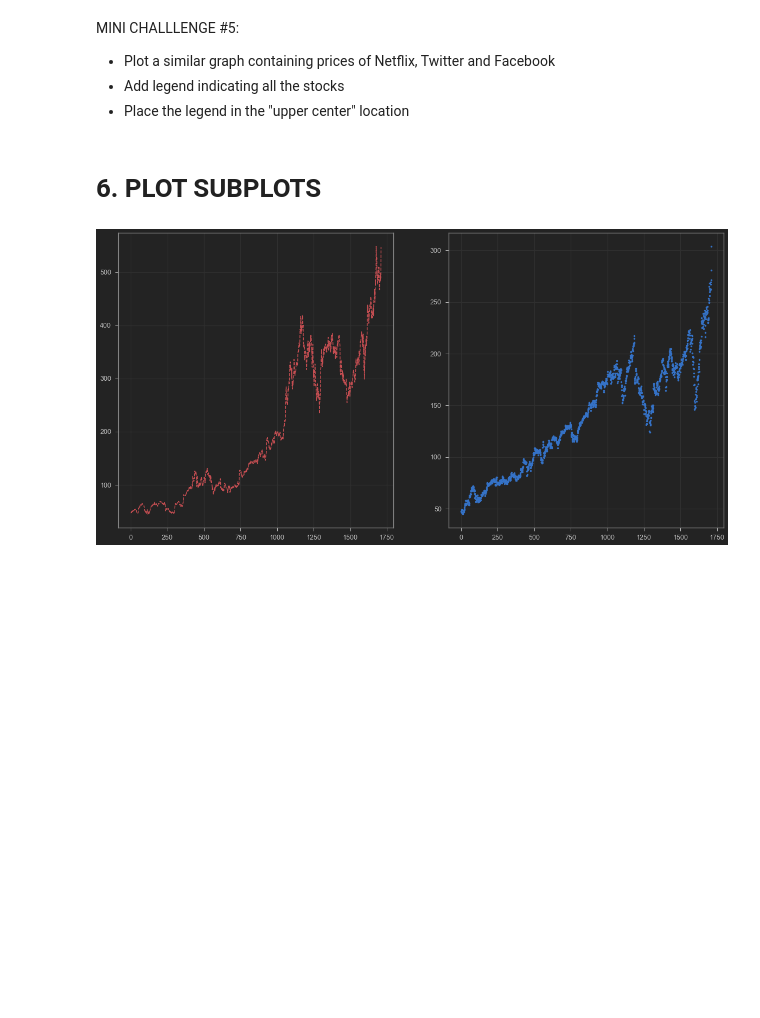
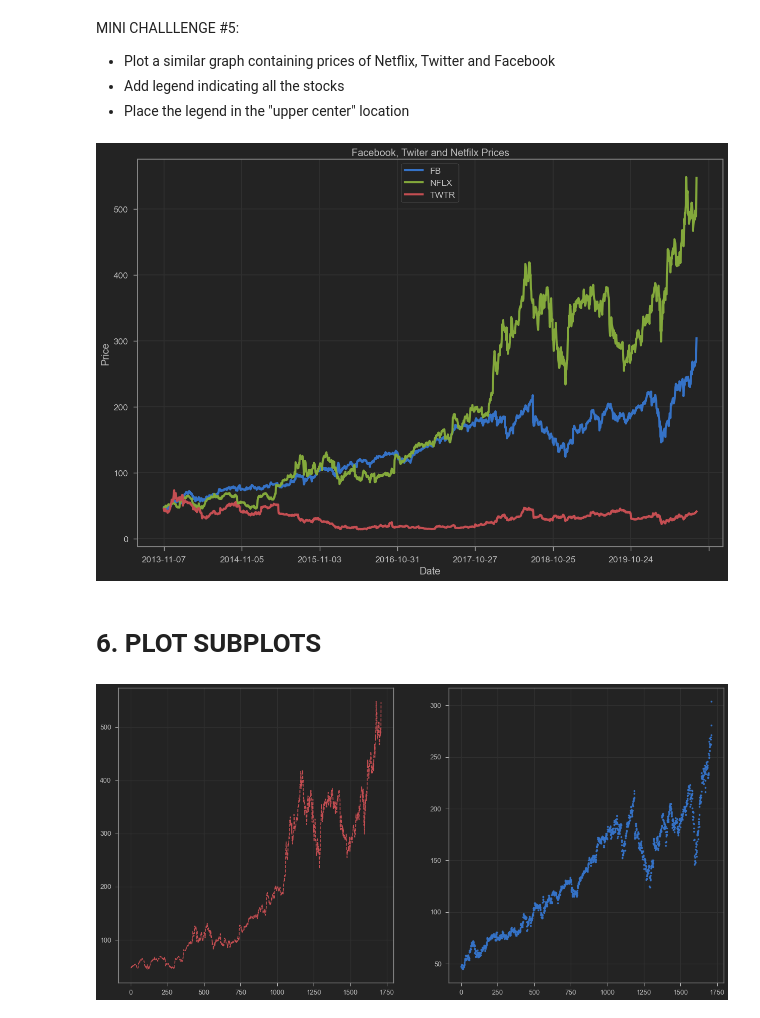
Before and after one commit to joe-trung/Matplotlib-and-seaborn, a Jupyter notebook: Notebook/Data Visualization with Python - Matplotlib and Seaborn.ipynb, the cells around one changed output. Saved outputs shown, nothing was run; the diff lists cells and outputs as text; code cells hidden in the pictures; blank space fills up the shorter version.

```diff
--- a/Notebook/Data Visualization with Python - Matplotlib and Seaborn.ipynb
+++ b/Notebook/Data Visualization with Python - Matplotlib and Seaborn.ipynb
@@ -183,6 +188,14 @@ MINI CHALLLENGE #5:
 - Plot a similar graph containing prices of Netflix, Twitter and Facebook
 - Add legend indicating all the stocks
 - Place the legend in the "upper center" location
+# %%
+stock_df.plot(x='Date',y=['FB','NFLX','TWTR'],figsize=(15,10),linewidth=3)
+plt.ylabel('Price')
+plt.title('Facebook, Twiter and Netfilx Prices')
+plt.legend(loc='upper center')
+plt.grid()
+# %% [output]
+[figure, added]
 # %% [markdown]
 # 6. PLOT SUBPLOTS
 # %%
```
Also changed, not shown: parts of 4 cells of this notebook.
